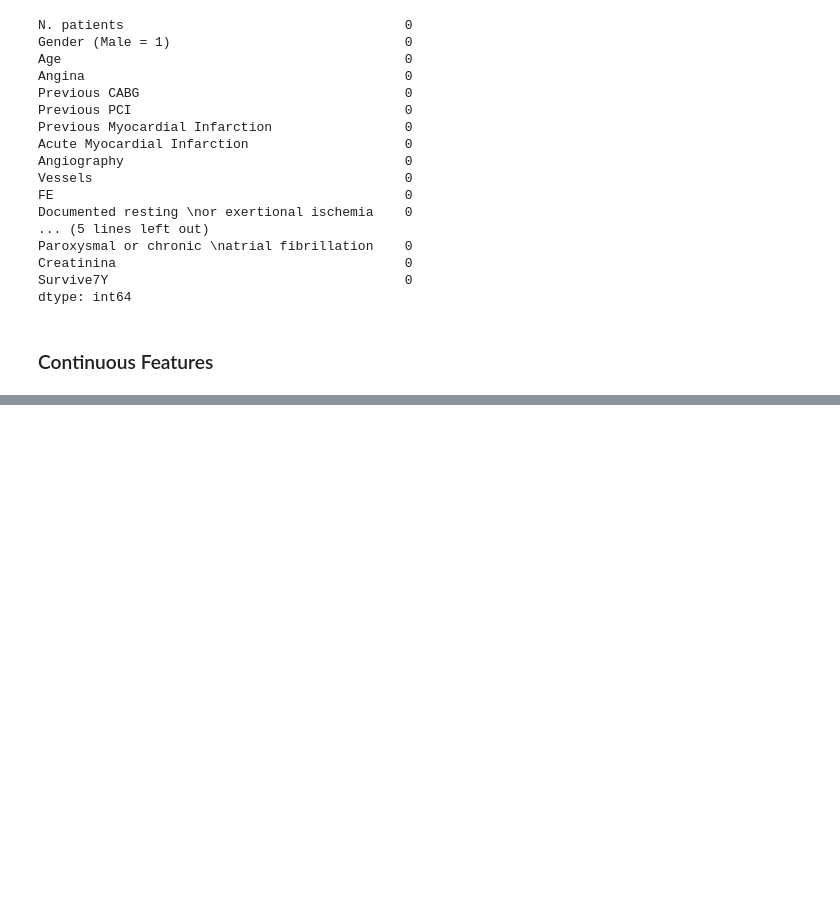
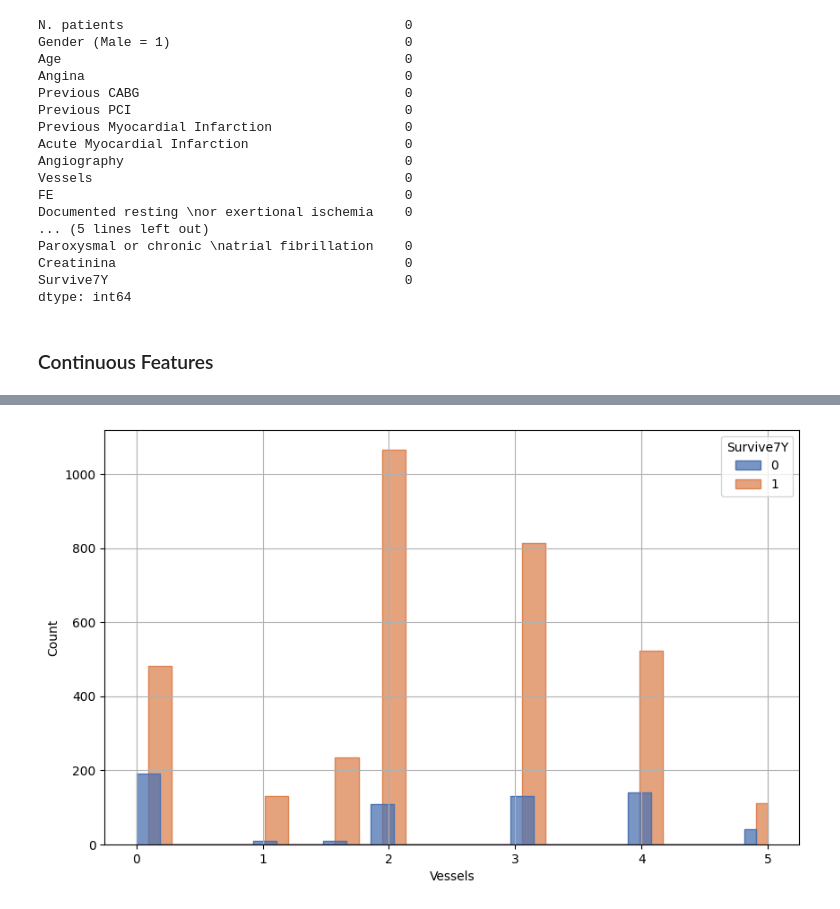
Before and after one commit to davide-marchi/clinical-data-encoding, a Jupyter notebook: notebook.ipynb, the cells around one changed output, grey strips where cells are left out. Saved outputs shown, nothing was run; the diff lists cells and outputs as text; code cells hidden in the pictures; blank space fills up the shorter version.

```diff
--- a/notebook.ipynb
+++ b/notebook.ipynb
@@ -92,0 +112,14 @@ histogram_func(chl_dataset, "Vessels", show_grid=True, ylog=True)
+# %%
+sea_histogram(chl_dataset,
+              "Vessels",
+              figsize=(10, 6),
+              show_grid=True,
+              xlabel="Vessels",
+              ylabel="Count",
+              hue="Survive7Y",
+              element="step",
+              multiple="dodge",
+              #ylog=True,
+              color="coral")
+# %% [output]
+[figure, added]
```
Also changed, not shown: parts of 5 cells of this notebook.
